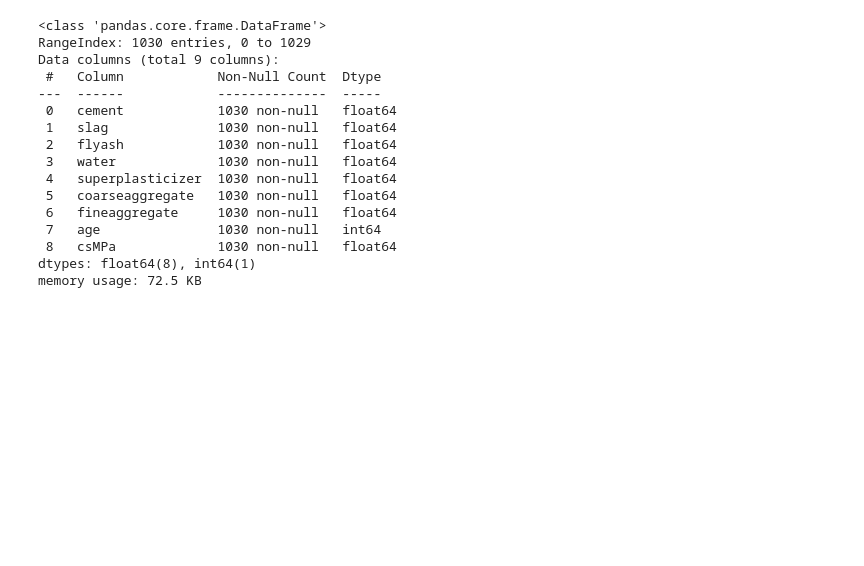
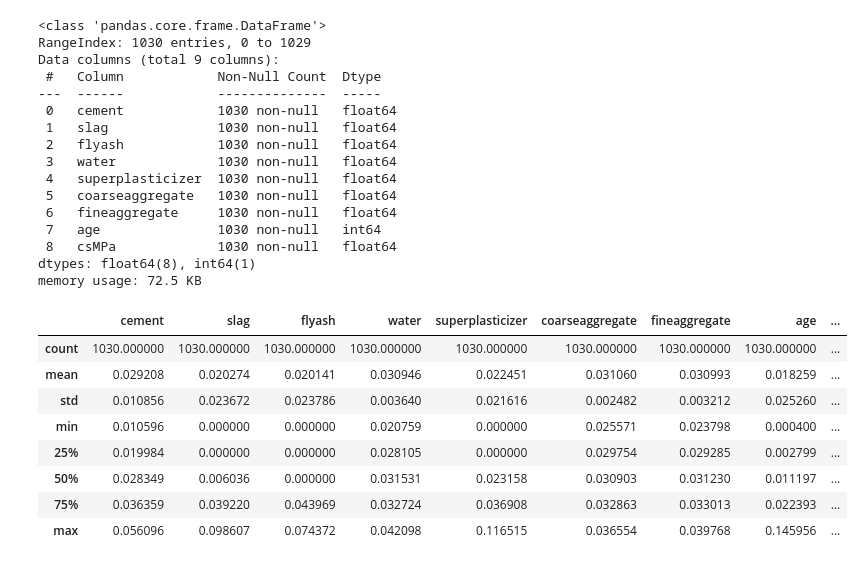
Before and after one commit to afvar/Concrete-Strength-Estimation-using-Intelligent-Systems, a Jupyter notebook: Genetic_Algorithms.ipynb, the cells around one changed output. Cells and saved outputs as stored; diff of their text form; code cells hidden in the pictures; blank space fills up the shorter version.

```diff
--- a/Genetic_Algorithms.ipynb
+++ b/Genetic_Algorithms.ipynb
@@ -5 +8,3 @@ from sklearn import preprocessing
+# %%
+pd.set_option('display.max_columns', None)
 # %%
@@ -31,3 +36,17 @@ Data columns (total 9 columns):
  8   csMPa             1030 non-null   float64
 dtypes: float64(8), int64(1)
 memory usage: 72.5 KB
+# %%
+df_p = preprocessing.normalize(df_0, axis=0)
+df = pd.DataFrame(df_p, columns=df_0.columns)
+df.describe()
+# %% [output]
+|  | cement | slag | flyash | water | superplasticizer | coarseaggregate | fineaggregate | age | ... |
+| count | 1030.000000 | 1030.000000 | 1030.000000 | 1030.000000 | 1030.000000 | 1030.000000 | 1030.000000 | 1030.000000 | ... |
+| mean | 0.029208 | 0.020274 | 0.020141 | 0.030946 | 0.022451 | 0.031060 | 0.030993 | 0.018259 | ... |
+| std | 0.010856 | 0.023672 | 0.023786 | 0.003640 | 0.021616 | 0.002482 | 0.003212 | 0.025260 | ... |
+| min | 0.010596 | 0.000000 | 0.000000 | 0.020759 | 0.000000 | 0.025571 | 0.023798 | 0.000400 | ... |
+| 25% | 0.019984 | 0.000000 | 0.000000 | 0.028105 | 0.000000 | 0.029754 | 0.029285 | 0.002799 | ... |
+| 50% | 0.028349 | 0.006036 | 0.000000 | 0.031531 | 0.023158 | 0.030903 | 0.031230 | 0.011197 | ... |
+| 75% | 0.036359 | 0.039220 | 0.043969 | 0.032724 | 0.036908 | 0.032863 | 0.033013 | 0.022393 | ... |
+| max | 0.056096 | 0.098607 | 0.074372 | 0.042098 | 0.116515 | 0.036554 | 0.039768 | 0.145956 | ... |
```
Also changed, not shown: parts of 20 cells of this notebook, 1 other file.
